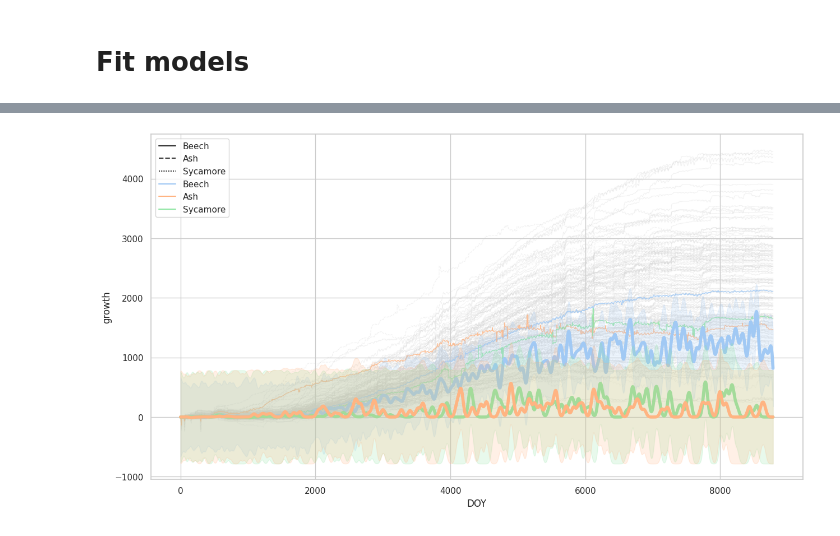
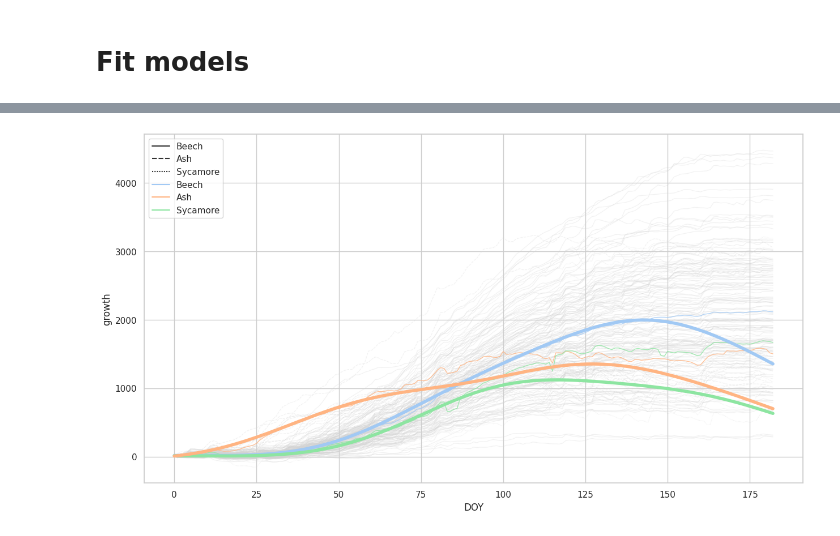
Before and after one commit to ItsNiklas/sparse-gaussian-processes, a Jupyter notebook: Trees.ipynb, the cells around one changed output, grey strips where cells are left out. Cells and saved outputs as stored; diff of their text form; code cells hidden in the pictures.

```diff
--- a/Trees.ipynb
+++ b/Trees.ipynb
@@ -8,6 +8,6 @@ import pandas as pd
 import seaborn as sns
 from sklearn import gaussian_process
 
-dendro = pd.read_feather("data/17766_12_D.feather")
+dendro = pd.read_feather("data/17766_12.feather")
 dendro
 # %% [output]
@@ -33,11 +33,12 @@ dendro
 # %%
 
 from sklearn.gaussian_process.kernels import RBF
+from sklearn.gaussian_process import GaussianProcessRegressor
 import jax.numpy as jnp
 
 tree_models = [
-    #gaussian_process.GaussianProcessRegressor(
-    #    0.2 * RBF(30, length_scale_bounds=(10, 100)), n_restarts_optimizer=10, alpha=.5, optimizer=None
+    #GaussianProcessRegressor(
+    #    0.2 * RBF(30, length_scale_bounds=(10, 100)), n_restarts_optimizer=10, alpha=.5,
     #)
     0
     for _ in range(3)
@@ -46,24 +47,29 @@ tree_models = [
 for i, tree_model in enumerate(tree_models):
     # Filter to prevent overfitting to data mean
     filt = dendro[dendro.species.eq(pd.unique(dendro.species)[i])]
-    filt = filt.sample(int(0.001 * len(filt)), random_state=1)
+    filt = filt.sample(int(0.01 * len(filt)), random_state=1)
+
+    data_x = jnp.array(filt.DOY.array.reshape(-1, 1))
+    data_y = jnp.array(filt.growth)
 
     #MINE
-    data_x = jnp.array(filt.DOY.array.reshape(-1, 1))
-    data_y = jnp.array(filt.growth)
-    tree_model = GPR(data_x, data_y, RBFKernel, jnp.array([0.2**2, 30.]), eps=.5**2)
+    def kernel(s1, l1, x, y):
+        return RBFKernel(s1, l1, x, y)
+    tree_model = GPR(data_x, data_y, kernel, jnp.array([0.2**2, 30.]), eps=.2**2)
     tree_models[i] = tree_model
+    #tree_model.fit()
 
-    #tree_model.fit()
-    continue
+    #tree_model.fit(data_x, data_y)
     #print(-tree_model.log_marginal_likelihood_value_, 'at', tree_model.kernel_)
 
     if i == 0:
-        tree_model.predict(jnp.zeros(1))
+        #tree_model.predict(jnp.zeros(1))
         fig, ax = plt.subplots(figsize=(15, 6), ncols=2)
-        L = tree_model.L_.copy()
-        #L[np.isclose(L, 0, atol=10e-5)] = 0
-        K = L @ L.T
+
+        K = cov_matrix(tree_model.data_x, tree_model.data_x, tree_model.covariance_function)
+        K = K.at[jnp.diag_indices_from(K)].add(tree_model.eps)
+
+        #K[np.isclose(K, 0, atol=10e-5)] = 0
         cax = ax[0].matshow(K, norm=matplotlib.colors.LogNorm())
         fig.colorbar(cax)
-        ax[1].hist(K.flatten(), bins=20, range=(0, 0.15))
+        ax[1].hist(K.flatten(), bins=100, range=(0, 0.15))
@@ -91,34 +99,36 @@ sns.lineplot(
     y="growth",
     hue="species",
     #estimator=None, errorbar=('ci', 99),
     errorbar=None,
     lw=1,
     zorder=2,
     alpha=0.8,
 )
 
-X = np.array(range(max(dendro.DOY))).reshape(-1, 1)
+X = np.linspace(0, max(dendro.DOY), 1000).reshape(-1, 1)
 
 # Plot GP
 for i, tree_model in enumerate(tree_models):
-    mean_prediction, std_prediction = tree_model.predict(X, return_std=True)
+    mean_prediction = tree_model.predict(X)
+
     sns.lineplot(
         x=X.ravel(),
         y=mean_prediction.ravel(),
         lw=4,
         zorder=3,
         color=sns.color_palette()[i if i == 0 else [2, 1][i - 1]],
     )
-    std_prediction *= 2000 #?
+    continue
+    std_prediction = 1000 #?
     plt.fill_between(
         X.ravel(),
         (mean_prediction - 1.96 * std_prediction).ravel(),
         (mean_prediction + 1.96 * std_prediction).ravel(),
         alpha=.2,
         zorder=3,
         color=sns.color_palette()[i if i == 0 else [2, 1][i - 1]],
     )
 
 plt.show()
 # %% [output]
-[figure, old version]
+[figure, new version]
```
Also changed, not shown: parts of 2 cells of this notebook, 1 other file.
